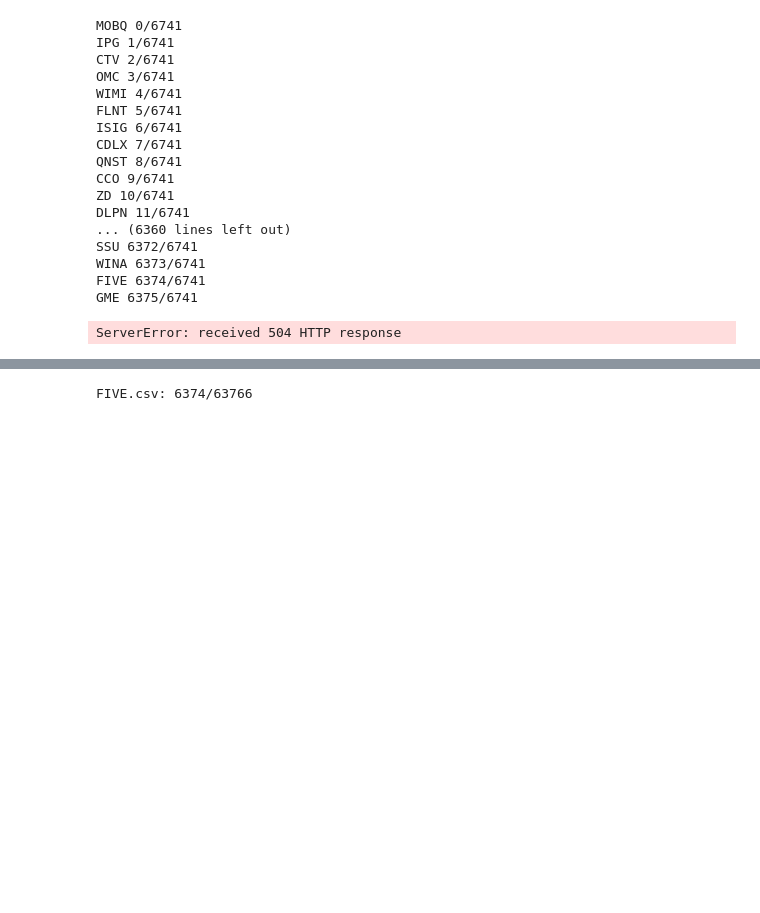
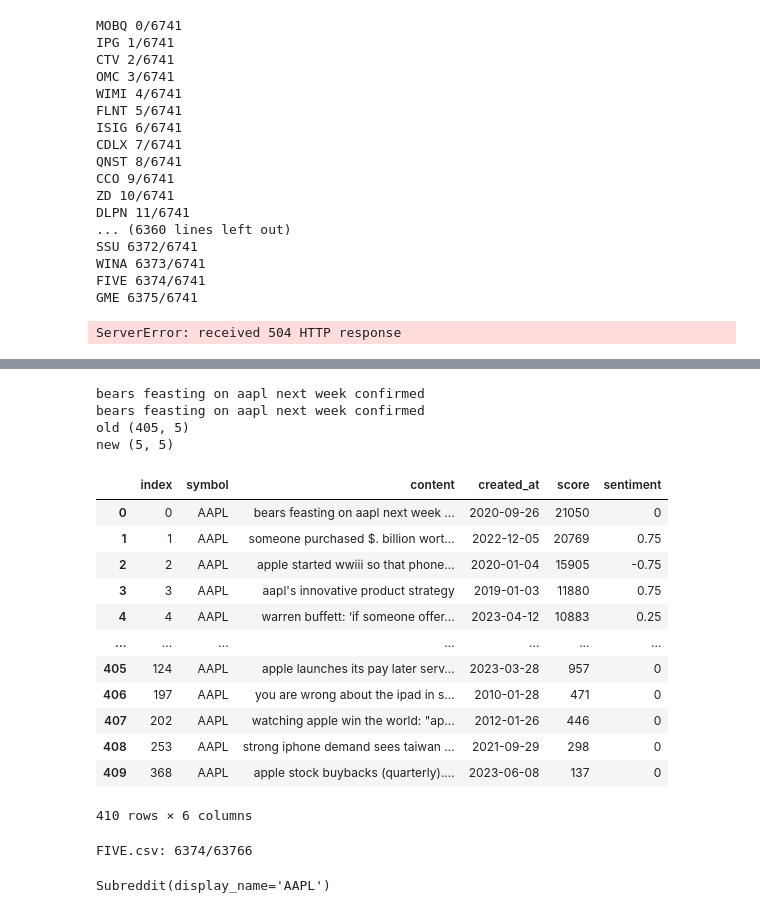
Before and after one commit to Fetyukovitch/SMA, a Jupyter notebook: notebooks/social_media_data.ipynb, the cells around one changed output, grey strips where cells are left out. Drawn from its saved outputs; the diff is of its cells as text; code cells hidden in the pictures; blank space fills up the shorter version.

```diff
--- a/notebooks/social_media_data.ipynb
+++ b/notebooks/social_media_data.ipynb
@@ -67,6 +70,14 @@ subreddit = reddit.subreddit(subreddit_name)
 #subreddit_search = subreddit.search(query='timestamp:{}..{}'.format(start_timestamp, end_timestamp), time_filter='all')
 #for submission in subreddit_search: # Cambia el límite según tus necesidades
 #    print(submission.text)
+# %%
+import re
+def clean_data(text):
+    cleanr = re.compile('<.*?>')
+    text = re.sub('[0-9]+', '', re.sub(r'http\S+', '', re.sub(cleanr, '', text)))
+    text = text.lower().replace('\n', ' ').strip()
+    text = text[0:512]
+    return text
 # %%
 def get_subreddit_by_name(reddit_name, subreddit_name):
     messages = pd.DataFrame(columns=['symbol', 'content', 'created_at', 'score'])
@@ -74,7 +85,7 @@ def get_subreddit_by_name(reddit_name, subreddit_name):
     for message in subreddit.search(subreddit_name, limit=1500 ):
         messages.loc[len(messages)] = [
             subreddit_name,
-            f'{message.title} {message.selftext}',
+            clean_data(f'{message.title} {message.selftext}'),
             datetime.fromtimestamp(message.created_utc).strftime("%Y-%m-%d"),
             message.score
         ]
@@ -127,0 +152,10 @@ ServerError: received 504 HTTP response
+# %%
+result = pd.DataFrame()
+i = 0
+for subreddit in ['stockmarket', 'all', 'wallstreetbets', 'AAPL']:
+    print(f'{subreddit} {i}', end='\r', )
+    partial = get_subreddit_by_name(subreddit, 'AAPL')
+    result = pd.concat([result, partial])
+    i += 1
+
+#result.to_csv('../raw_data/reddit_AAPL_msr.csv', index=None)
@@ -127,0 +164,5 @@ ServerError: received 504 HTTP response
+# %%
+# GME 6375/6741
+result = result.drop_duplicates('content').sort_values('score', ascending=False).reset_index()
+result = result[result.score > 100][['symbol', 'content', 'created_at', 'score']]
+result
@@ -128,3 +183,36 @@ ServerError: received 504 HTTP response
+# %%
+#result.to_csv('../raw_data/reddit_AAPL_msr.csv', index=None)
+#compra_new = result.loc[:200]
+#~compra_new['content'].isin(result['content'])
+#a = result.loc[210: 220]
+#a = compra_new.append(a, ignore_index=True)
+#a
+old = pd.read_csv('../raw_data/reddit_sentimental_AAPL.csv')
+print(result['content'][0])
+print(old['content'][0])
+new_d = result[~result['content'].isin(old['content'])].copy()
+new_d['sentiment'] = 0
+print(f'old {old.shape}')
+print(f'new {new_d.shape}')
+pd.concat([old, new_d]).reset_index()
+# %% [output]
+bears feasting on aapl next week confirmed
+bears feasting on aapl next week confirmed
+old (405, 5)
+new (5, 5)
+|  | index | symbol | content | created_at | score | sentiment |
+| 0 | 0 | AAPL | bears feasting on aapl next week ... | 2020-09-26 | 21050 | 0 |
+| 1 | 1 | AAPL | someone purchased $. billion wort... | 2022-12-05 | 20769 | 0.75 |
+| 2 | 2 | AAPL | apple started wwiii so that phone... | 2020-01-04 | 15905 | -0.75 |
+| 3 | 3 | AAPL | aapl's innovative product strategy | 2019-01-03 | 11880 | 0.75 |
+| 4 | 4 | AAPL | warren buffett: ‘if someone offer... | 2023-04-12 | 10883 | 0.25 |
+| ... | ... | ... | ... | ... | ... | ... |
+| 405 | 124 | AAPL | apple launches its pay later serv... | 2023-03-28 | 957 | 0 |
+| 406 | 197 | AAPL | you are wrong about the ipad in s... | 2010-01-28 | 471 | 0 |
+| 407 | 202 | AAPL | watching apple win the world: "ap... | 2012-01-26 | 446 | 0 |
+| 408 | 253 | AAPL | strong iphone demand sees taiwan ... | 2021-09-29 | 298 | 0 |
+| 409 | 368 | AAPL | apple stock buybacks (quarterly).... | 2023-06-08 | 137 | 0 |
+410 rows × 6 columns
 # %%
 dir_industries = '../raw_data/industries/'
 files = os.listdir(dir_industries)
@@ -148,0 +242,4 @@ all_symbols_data.to_csv('../raw_data/reddit_all_symbols.csv', index=None)
+# %%
+subreddit
+# %% [output]
+Subreddit(display_name='AAPL')
```
Also changed, not shown: parts of 8 cells of this notebook, 1 other file.
